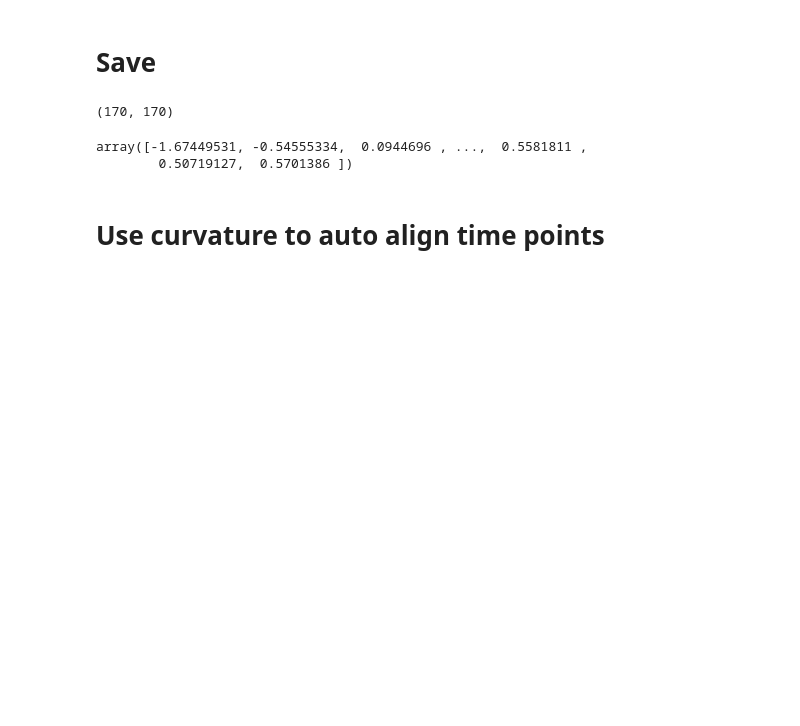
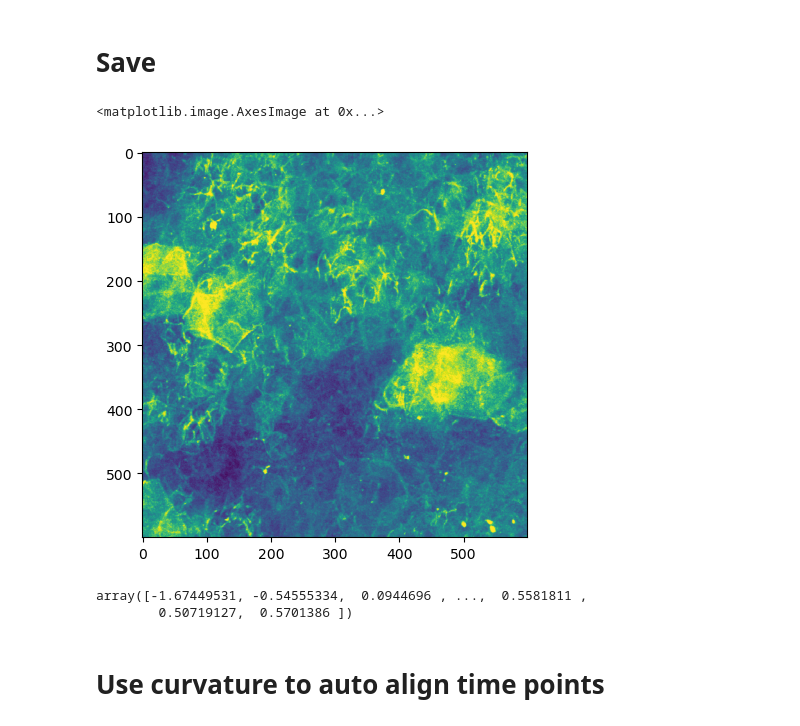
Before and after one commit to xies/mouse_skin_size_control, a Jupyter notebook: assemble_movie_notebooks/calculate_tissue_curvature.ipynb, the cells around one changed output. Saved outputs shown, nothing was run; the diff lists cells and outputs as text; code cells hidden in the pictures; blank space fills up the shorter version.

```diff
--- a/assemble_movie_notebooks/calculate_tissue_curvature.ipynb
+++ b/assemble_movie_notebooks/calculate_tissue_curvature.ipynb
@@ -158,15 +171,16 @@ np.float64(0.6143804394023632)
 # Save
 # %%
 # Plot alongside the raw images
-t0_R = io.imread(path.join(dirname,'0. Day 0/R_reg.tif'))
-t1_R = io.imread(path.join(dirname,'1. Day 11/R_reg.tif'))
+t0_R = io.imread(path.join(dirname,'0. Day 0/G_reg.tif'))
+t1_R = io.imread(path.join(dirname,'1. Day 18/G_reg.tif'))
 
 MIP_t0_R = t0_R.max(axis=0)[Y_trim,X_trim]
 MIP_t1_R = t1_R.max(axis=0)[Y_trim,X_trim]
 # %%
-t0_curve_grid.shape
+plt.imshow(MIP_t0_R)
 # %% [output]
-(170, 170)
+<matplotlib.image.AxesImage at 0x...>
+[figure, added]
 # %%
 t0_curvature
 # %% [output]
```
Also changed, not shown: parts of 11 cells of this notebook, 1 other file.
